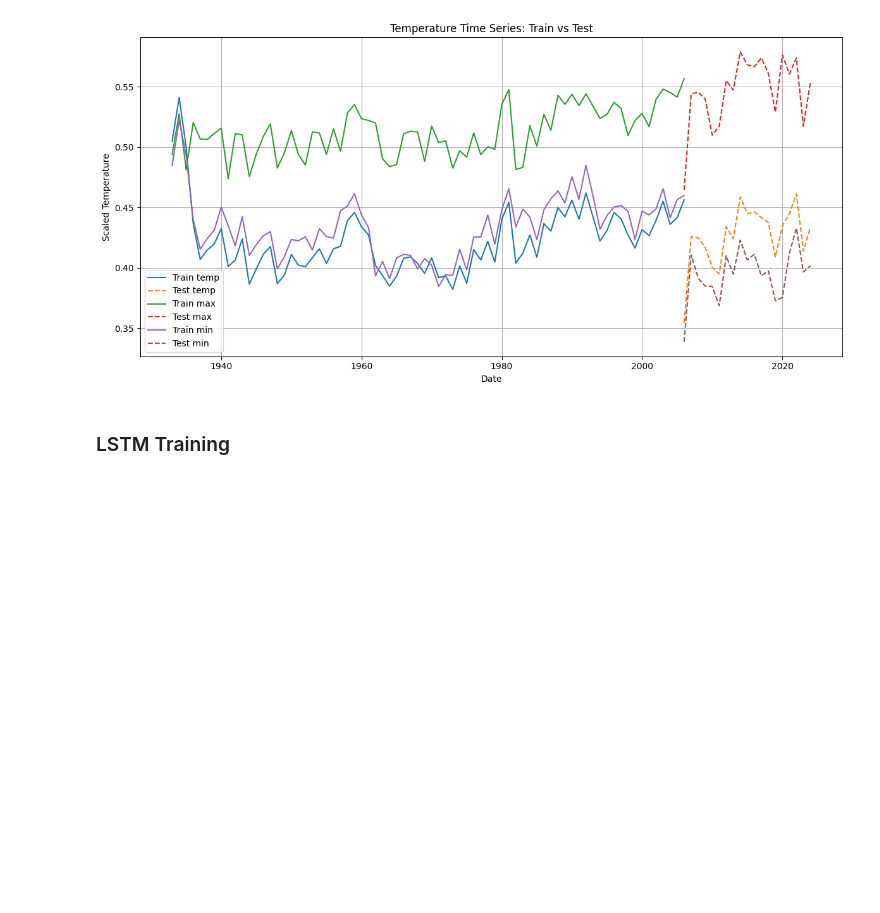
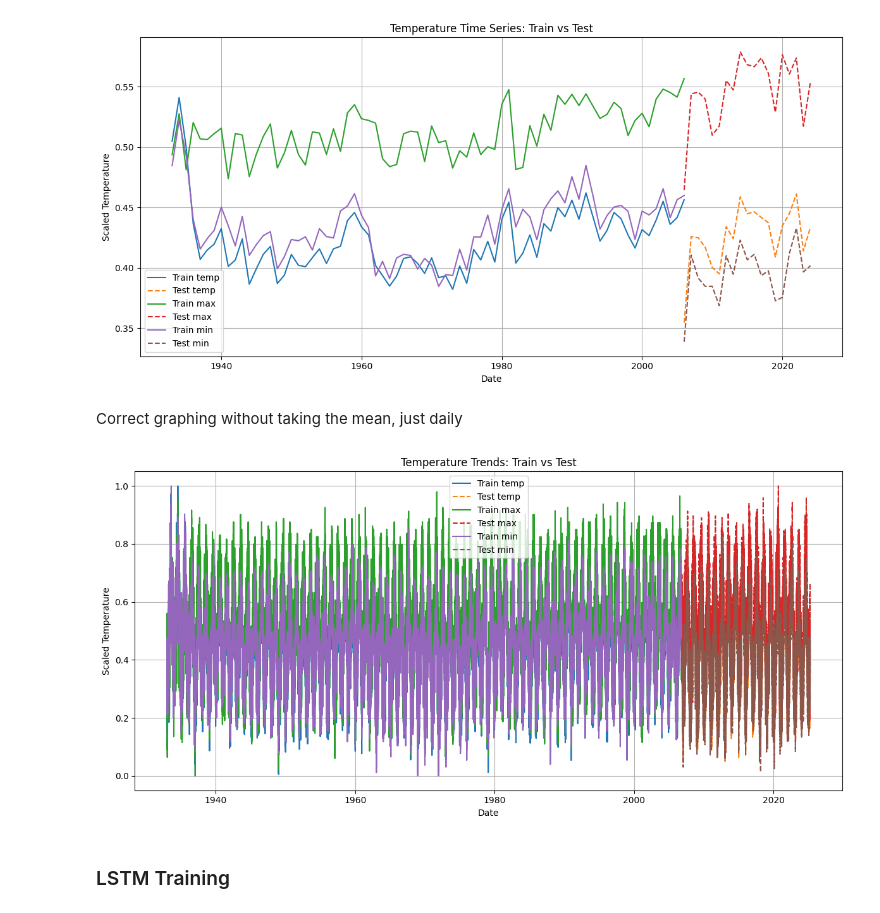
Before and after one commit to GianiRanzetti/Minerva---Weather-Derivatives, a Jupyter notebook: CNN-LSTM Model/Neural-Networks.ipynb, the cells around one changed output. Saved outputs shown, nothing was run; the diff lists cells and outputs as text; code cells hidden in the pictures; blank space fills up the shorter version.

```diff
--- a/CNN-LSTM Model/Neural-Networks.ipynb
+++ b/CNN-LSTM Model/Neural-Networks.ipynb
@@ -271,6 +273,27 @@ plt.tight_layout()
 plt.show()
 # %% [output]
 [figure]
+# %% [markdown]
+Correct graphing without taking the mean, just daily
+# %%
+# Assume df_train and df_test still have the date column (set as datetime).
+df_train['date'] = pd.to_datetime(df_train['date'])
+df_test['date'] = pd.to_datetime(df_test['date'])
+
+plt.figure(figsize=(12,6))
+for col in temp_cols:
+    plt.plot(df_train['date'], df_train[col], label=f'Train {col}')
+    plt.plot(df_test['date'], df_test[col], label=f'Test {col}', linestyle='--')
+
+plt.title("Temperature Trends: Train vs Test")
+plt.xlabel("Date")
+plt.ylabel("Scaled Temperature")
+plt.legend()
+plt.grid(True)
+plt.tight_layout()
+plt.show()
+# %% [output]
+[figure, added]
 # %% [markdown]
 ### LSTM Training
 # %% [markdown]
```
Also changed, not shown: parts of 2 cells of this notebook.
